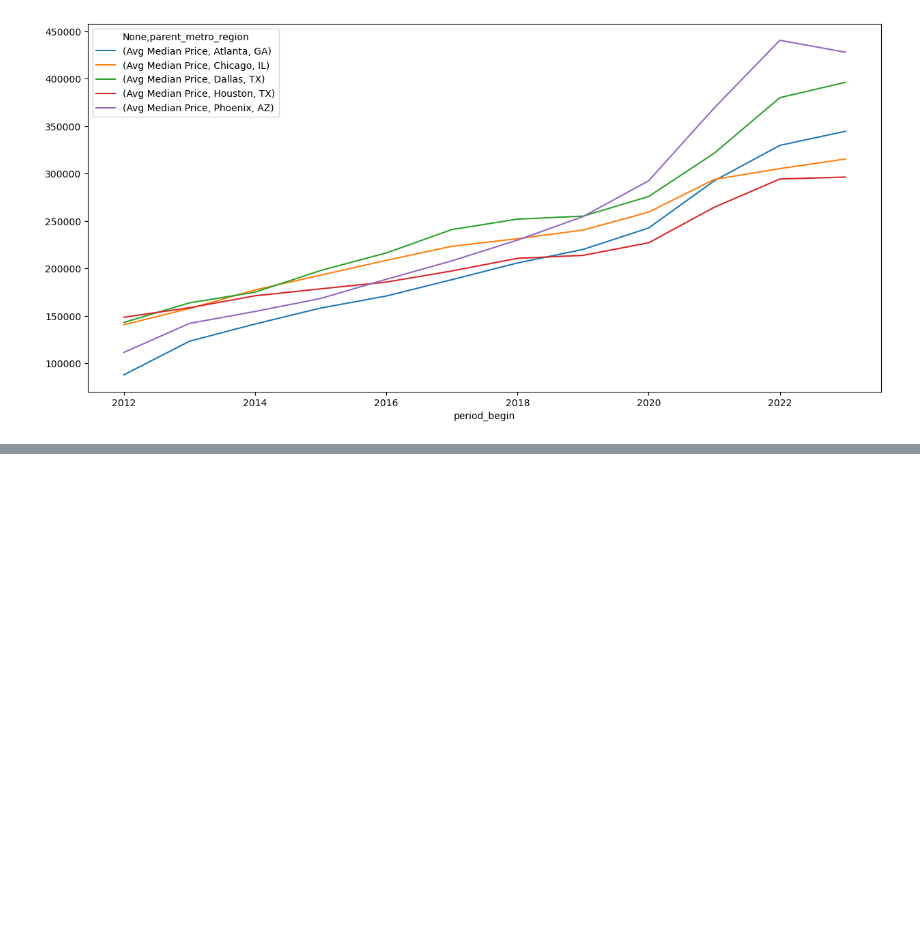
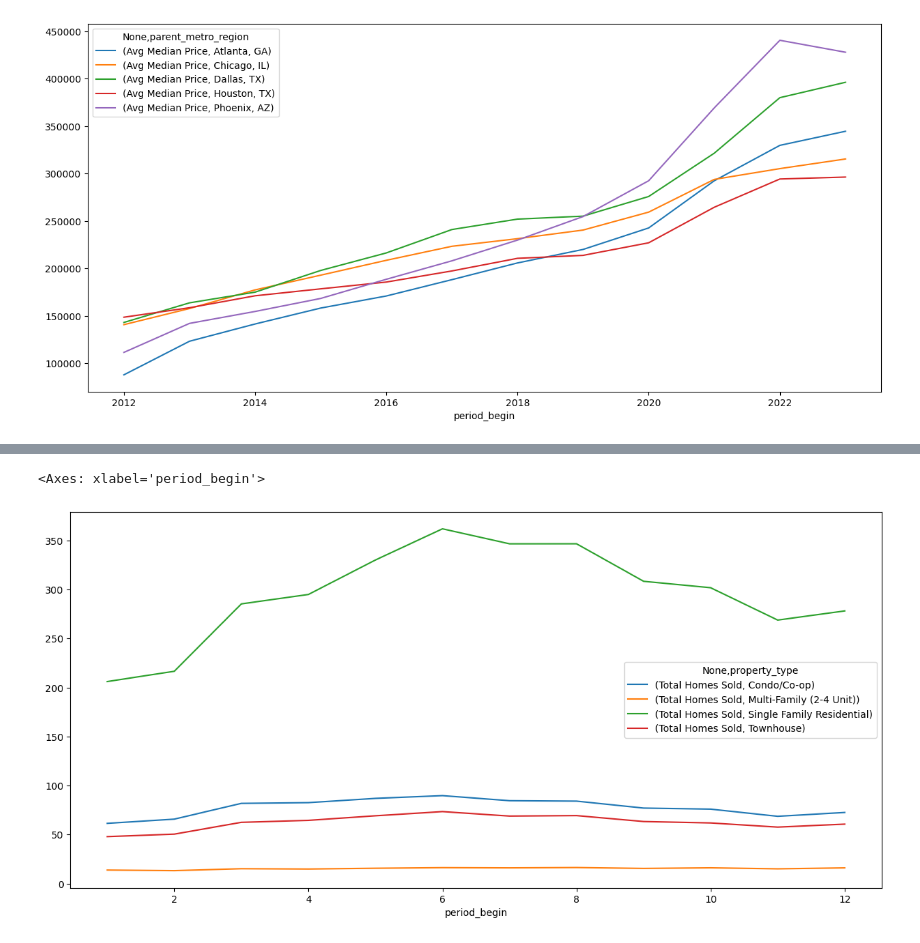
Before and after one commit to mvenegas011/Project1_Group7, a Jupyter notebook: Metro_Homes.ipynb, the cells around one changed output, grey strips where cells are left out. Saved outputs shown, nothing was run; the diff lists cells and outputs as text; code cells hidden in the pictures; blank space fills up the shorter version.

```diff
--- a/Metro_Homes.ipynb
+++ b/Metro_Homes.ipynb
@@ -224,0 +235,8 @@ df_homes_metro_price.unstack().plot(ax=ax)
+# %%
+# seasonality/monthly of sales - tbd
+df_homes_month=df_homes1_hometype.groupby([df_homes1_hometype.index.month, 'property_type'])['homes_sold'].agg(['mean']).rename(columns={'mean':'Total Homes Sold'})
+fig, ax = plt.subplots(figsize=(15,7))
+df_homes_month.unstack().plot(ax=ax)
+# %% [output]
+<Axes: xlabel='period_begin'>
+[figure, added]
```
Also changed, not shown: parts of 6 cells of this notebook, 1 other file.
